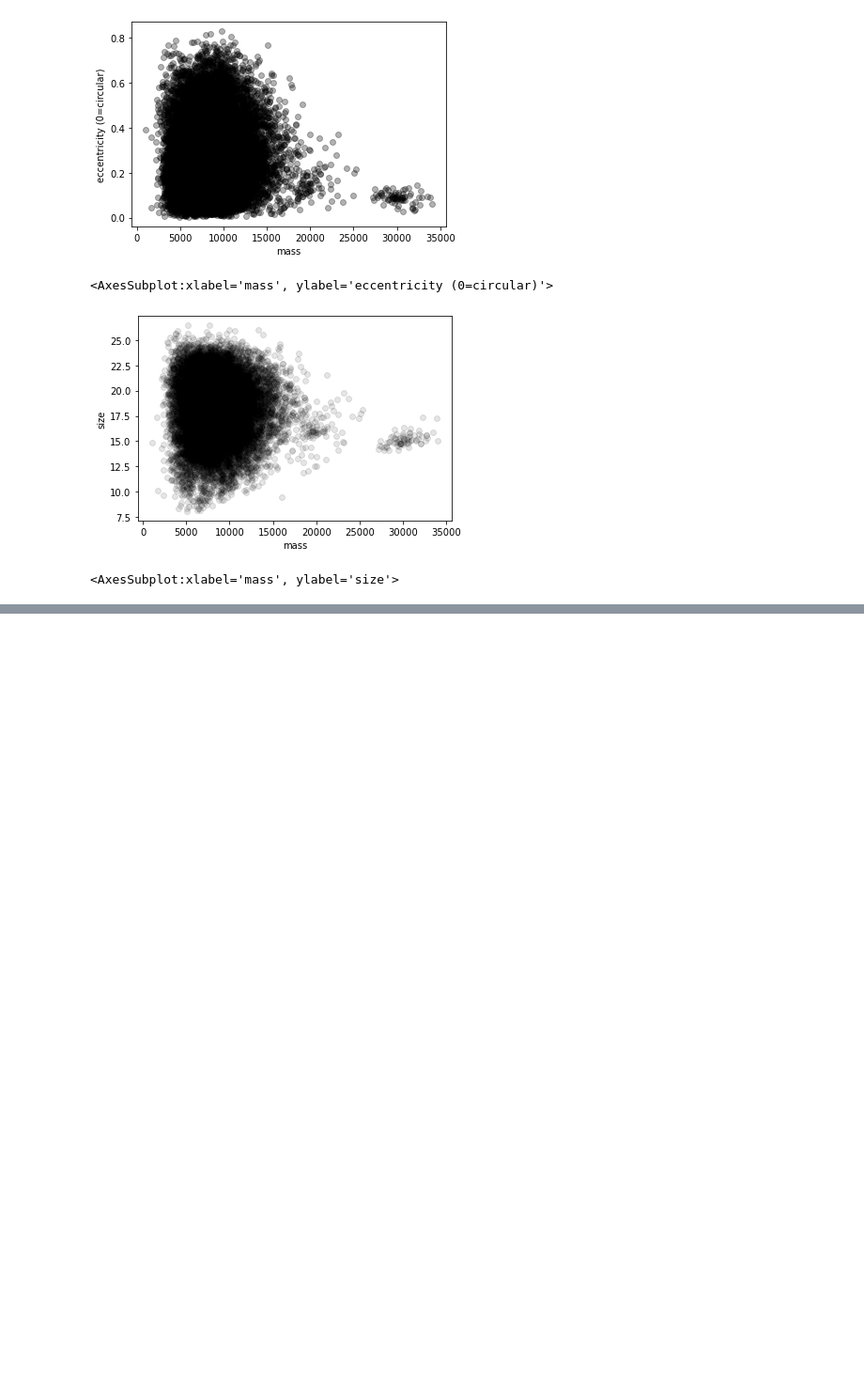
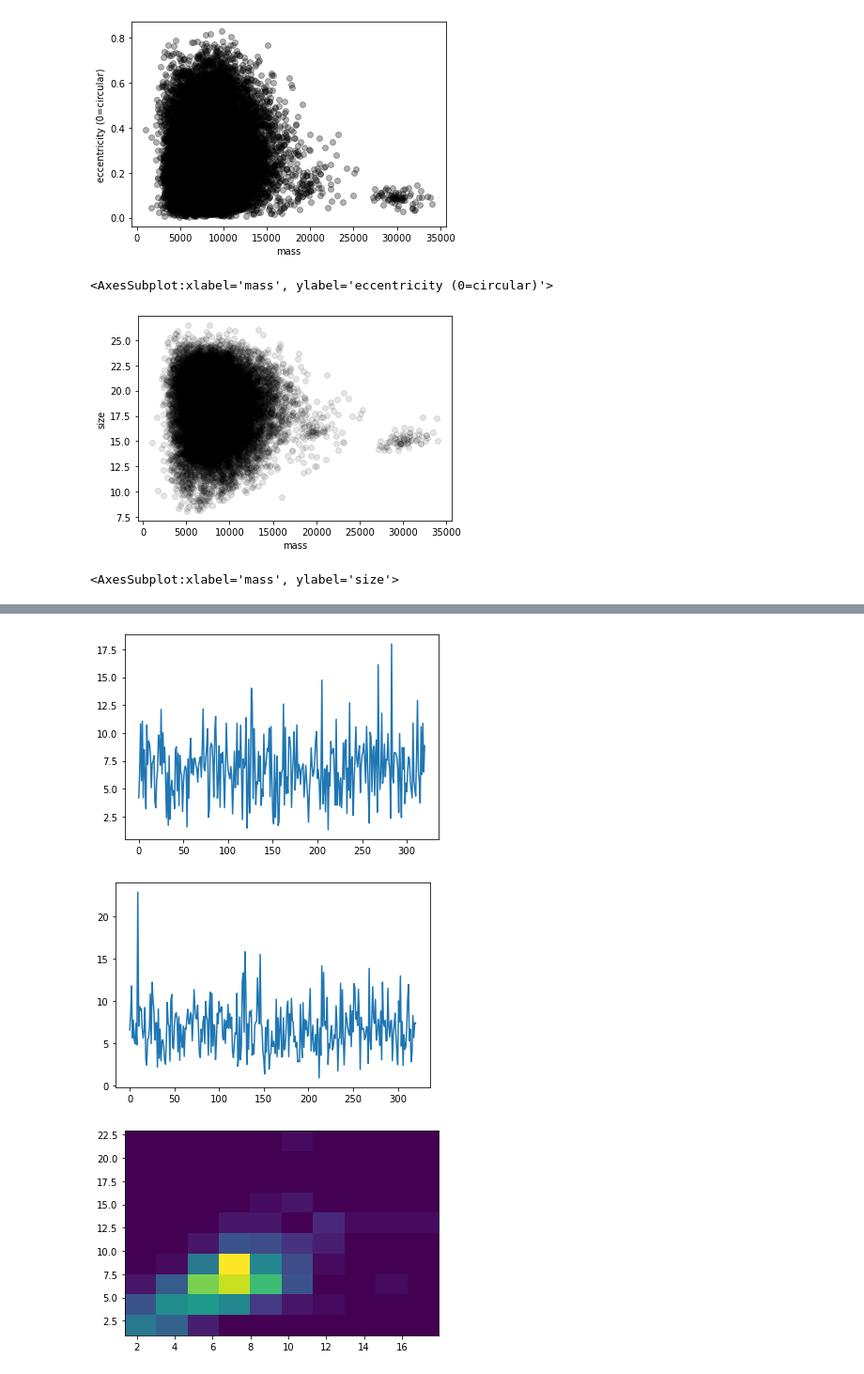
Before and after one commit to yatharthb97/SwimTracker, a Jupyter notebook: MJPEG-test.ipynb, the cells around one changed output, grey strips where cells are left out. Shown at 94% size. Cells and saved outputs as stored; diff of their text form; code cells hidden in the pictures; blank space fills up the shorter version.

Commit message:
Added vx vy avg heatmap code

```diff
--- a/MJPEG-test.ipynb
+++ b/MJPEG-test.ipynb
@@ -343,0 +397,13 @@ def overlay(out_filename, stack, traj, alpha=0.5):
+# %%
+speeds = list()
+for i in range(max(t2.particle)):
+    df_per_particle = t2[t2.particle==i]
+
+    if df_per_particle.empty:
+        #print(i, "Particle doesn't exist!")
+        pass # Ignore this particle number
+
+    else:
+        # Calculate speeds and append to list
+        speeds.append(avg_speed(df_per_particle))
+speeds
@@ -343,0 +428,24 @@ def overlay(out_filename, stack, traj, alpha=0.5):
+# %%
+%matplotlib inline
+def heatmap(avg_speeds):
+
+    no_particles = len(speeds)
+
+    # Seperate x and y speeds for all particles
+    vx = [speeds[0] for speeds in avg_speeds]
+    vy = [speeds[1] for speeds in avg_speeds]
+
+    #Normalization
+    #vx = [x/no_particles for x in vx]
+    #vy = [y/no_particles for y in vy]
+
+    plt.plot(vx)
+    plt.show()
+    plt.plot(vy)
+    plt.show()
+    plt.hist2d(vx, vy)
+heatmap(speeds)
+# %% [output]
+[figure, added]
+[figure, added]
+[figure, added]
```
Also changed, not shown: parts of 17 cells of this notebook.
